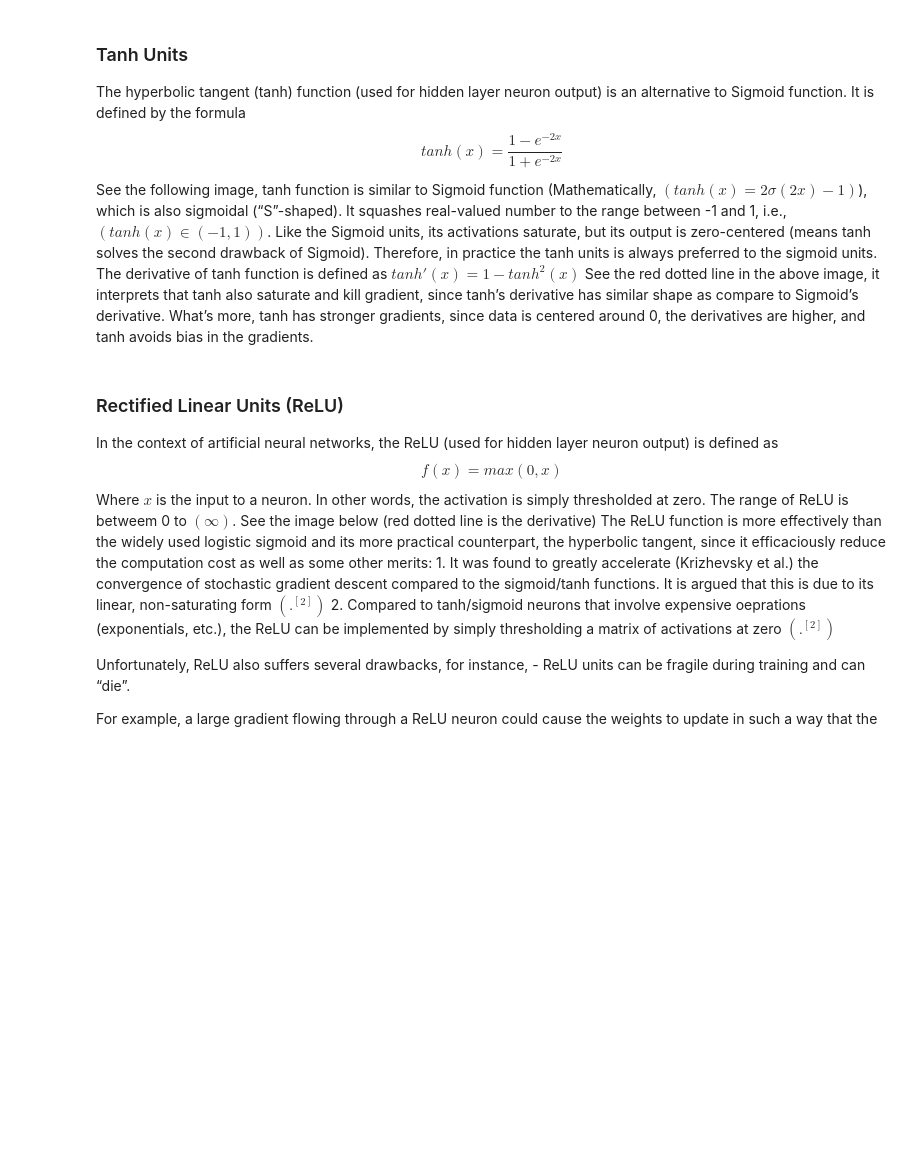
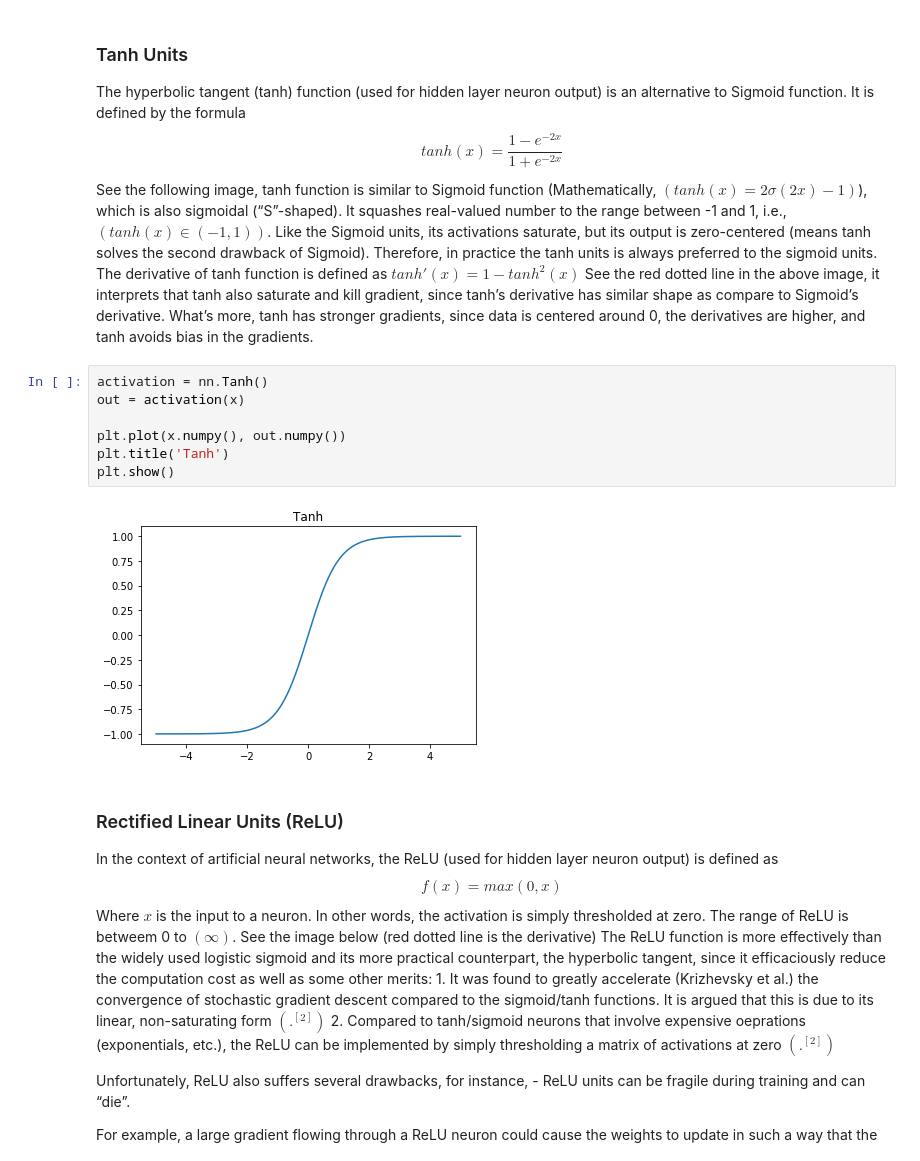
Before and after one commit to rashed091/NeuralNetwork, a Jupyter notebook: Lecture07 - Activation Functions.ipynb, the cells around one changed output. Drawn from its saved outputs; the diff is of its cells as text; blank space fills up the shorter version.

```diff
--- a/Lecture07 - Activation Functions.ipynb
+++ b/Lecture07 - Activation Functions.ipynb
@@ -24,6 +39,15 @@ The hyperbolic tangent (tanh) function (used for hidden layer neuron output) is
 $$tanh(x)=\frac{1-e^{-2x}}{1+e^{-2x}}
 $$
 See the following image, tanh function is similar to Sigmoid function (Mathematically, $(tanh(x)=2\sigma (2x)-1)$), which is also sigmoidal (“S”-shaped). It squashes real-valued number to the range between -1 and 1, i.e., $(tanh(x)\in (-1, 1))$.  Like the Sigmoid units, its activations saturate, but its output is zero-centered (means tanh solves the second drawback of Sigmoid). Therefore, in practice the tanh units is always preferred to the sigmoid units. The derivative of tanh function is defined as $tanh'(x)=1-tanh^{2}(x)$ See the red dotted line in the above image, it interprets that tanh also saturate and kill gradient, since tanh’s derivative has similar shape as compare to Sigmoid’s derivative. What’s more, tanh has stronger gradients, since data is centered around 0, the derivatives are higher, and tanh avoids bias in the gradients.
+# %%
+activation = nn.Tanh()
+out = activation(x)
+
+plt.plot(x.numpy(), out.numpy())
+plt.title('Tanh')
+plt.show()
+# %% [output]
+[figure, added]
 # %% [markdown]
 ### Rectified Linear Units (ReLU)
 In the context of artificial neural networks, the ReLU (used for hidden layer neuron output) is defined as
```
Also changed, not shown: parts of 7 cells of this notebook.
